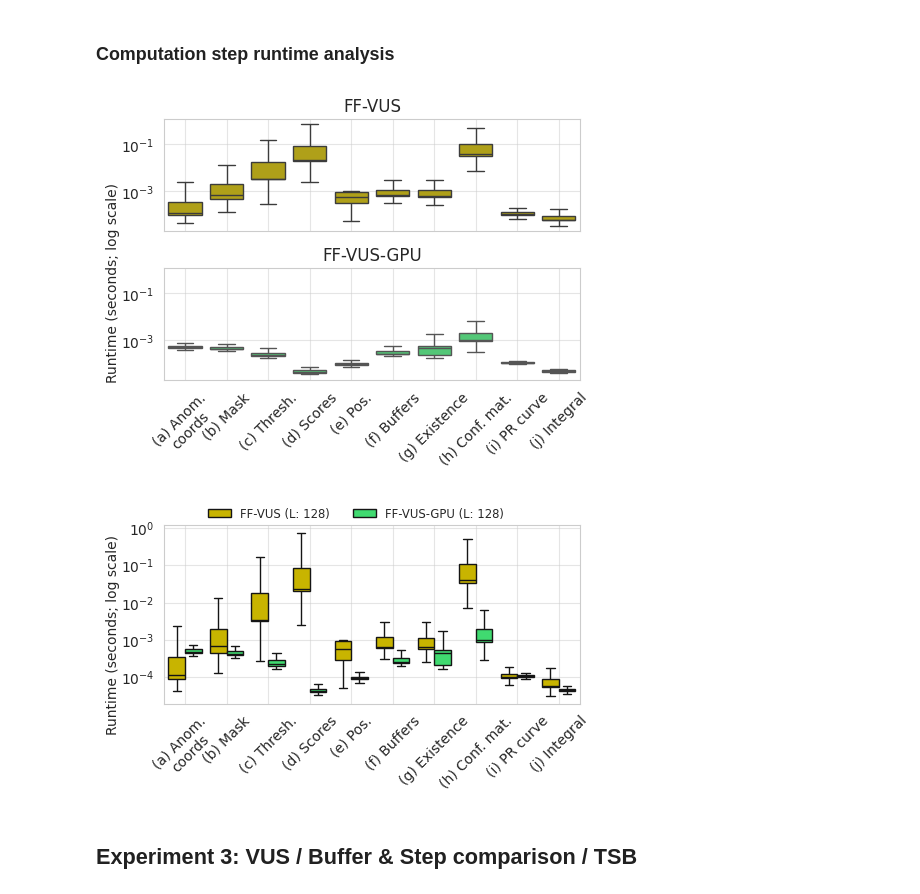
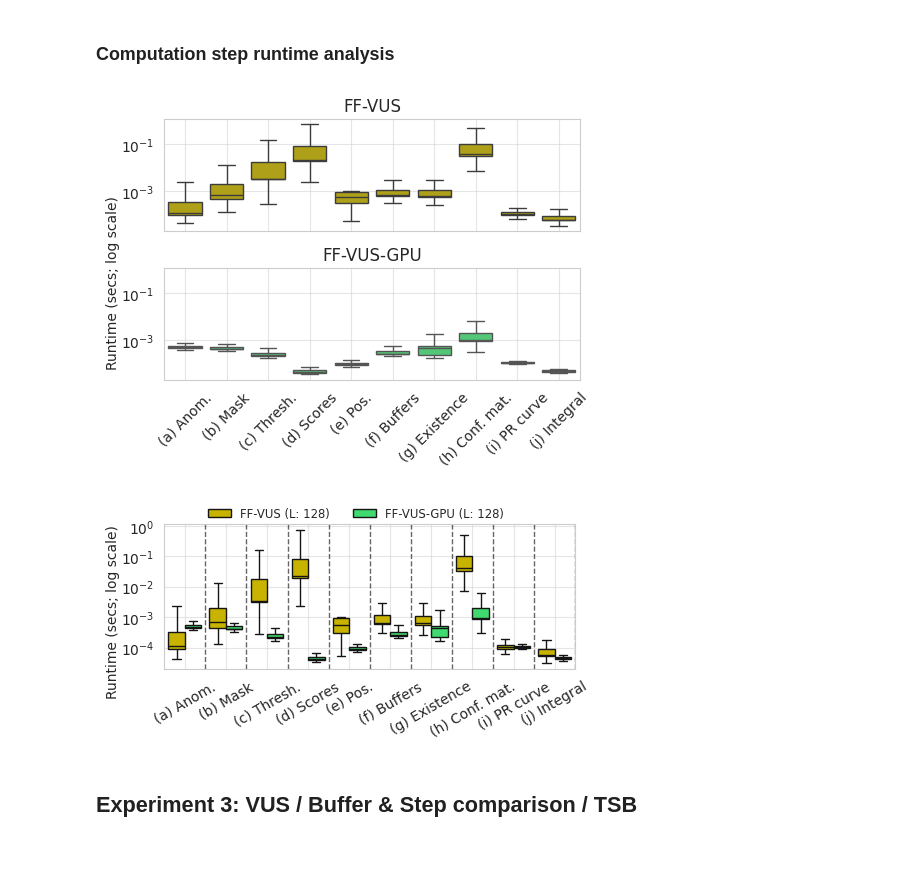
Before and after one commit to sylligardos/ff-vus, a Jupyter notebook: src/notebooks/experimental_results.ipynb, the cells around one changed output. Drawn from its saved outputs; the diff is of its cells as text; code cells hidden in the pictures; blank space fills up the shorter version.

```diff
--- a/src/notebooks/experimental_results.ipynb
+++ b/src/notebooks/experimental_results.ipynb
@@ -133,7 +134,7 @@ df_auc = df[df['Metric'] == 'AUC']
 median_times = df.groupby('Metric')['Metric time'].mean()
 order = median_times.sort_values().index.to_list()
 
-fig = plt.figure(figsize=(5, 4))
+fig = plt.figure(figsize=(5, 3.5))
 
 medianprops = dict(linestyle='-', linewidth=2, color='white')
 meanprops = dict(
@@ -157,9 +158,9 @@ axis = sns.boxplot(
     order=order,
     saturation=1,
 )
-axis.set_ylabel('Runtime per time series\n(seconds; log scale)')
+axis.set_ylabel('Runtime per time series\n(secs; log scale)')
 axis.set_xlabel('')
-axis.tick_params(axis='x', rotation=55)
+axis.tick_params(axis='x', rotation=30)
 axis.grid(visible=False, axis='x')
 axis.hlines(y=10.5, xmin=-1, xmax=7, linestyle='--', lw=1, color='k')
 axis.set_xlim(-0.5, 6.5)
@@ -218,7 +219,7 @@ curr_df  = df[df['Metric'].isin(['AUC', 'FF-VUS-GPU (L: 128)', 'FF-VUS (L: 128)'
 median_times = curr_df.groupby('Metric')['Metric time'].mean()
 order = median_times.sort_values().index.to_list()
 
-plt.figure(figsize=(4, 3.5))
+plt.figure(figsize=(5, 2.3))
 
 axis = sns.boxplot(
     y='Metric time',
@@ -234,9 +235,9 @@ axis = sns.boxplot(
     order=order,
     saturation=1,
 )
-axis.set_ylabel('Runtime (seconds; log scale)')
+axis.set_ylabel('Runtime (secs; log scale)')
 axis.set_xlabel('')
-axis.tick_params(axis='x', rotation=15)
+axis.tick_params(axis='x', rotation=0)
 axis.grid(visible=False, axis='x')
 
 for i, metric in enumerate(order):
@@ -244,8 +245,8 @@ for i, metric in enumerate(order):
         axis.annotate(
             f'{speed_up_dict[metric]:.0f}$\\times$\nfaster',
             xy=(3, 1.5),
-            xytext=(i-0.25, 0.09 + i*0.6),
-            arrowprops=dict(arrowstyle="<-", connectionstyle="arc3,rad=-.4", color='k', alpha=0.8),
+            xytext=(i-0.2, 0.09 + i*0.6),
+            arrowprops=dict(arrowstyle="<-", connectionstyle="arc3,rad=-.3", color='k', alpha=0.8),
             # ha='center',
             va='top'
         )
@@ -431,7 +432,7 @@ finalize_plot(save_fig_path, 'exec_time_per_ts_char_syn')
 ### Computation step runtime analysis
 # %%
 rename_dict = {
-    'Anomaly coordinates time': 'Anom.\ncoords',
+    'Anomaly coordinates time': 'Anom.',
     'Safe mask time': 'Mask',
     'Thresholds time': 'Thresh.',
     'Score mask time': 'Scores',
@@ -474,20 +475,20 @@ for i, col in enumerate(time_analysis_cols):
 
 fig.text(
     0, 0.5,
-    "Runtime (seconds; log scale)",
+    "Runtime (secs; log scale)",
     va='center',
     rotation='vertical',
 )
 
 finalize_plot(save_fig_path, 'per_part_runtime_syn')
 # %% [output]
-[figure, old version]
+[figure, new version]
 # %%
 time_analysis_cols = [x for x in df.columns if 'time' in x and x != 'Metric time']
 metrics = ['FF-VUS (L: 128)', 'FF-VUS-GPU (L: 128)']
 curr_df = df[df['Metric'].isin(metrics)]
 
-fig, axis = plt.subplots(1, 1, figsize=(5, 3))
+fig, axis = plt.subplots(1, 1, figsize=(5, 2.5))
 for i, col in enumerate(time_analysis_cols):
     sns.boxplot(
         curr_df,
@@ -500,41 +501,42 @@ for i, col in enumerate(time_analysis_cols):
         palette=color_palette,
         showfliers=False,
         saturation=1
     )
     if j != 0:
         axis.set_xticks(np.arange(len(time_analysis_cols)), [rename_dict[x] for x in time_analysis_cols])
     else:
         axis.set_xticks(np.arange(len(time_analysis_cols)), [])
 
-    axis.set_title('')
-    axis.set_ylabel('')
-    axis.set_xlabel('')
-    axis.tick_params(axis='x', rotation=45)
-    axis.grid(axis='both', alpha=0.5)
-    axis.legend()
+    axis.axvline(x=i+0.5, linestyle='--', color='k', lw=1, alpha=0.6)
+axis.set_title('')
+axis.set_ylabel('')
+axis.set_xlabel('')
+axis.tick_params(axis='x', rotation=30)
+axis.grid(axis='both', alpha=0.5)
+axis.legend()
 
 fig.text(
     0, 0.57,
-    "Runtime (seconds; log scale)",
+    "Runtime (secs; log scale)",
     va='center',
     rotation='vertical',
 )
 
 handles, labels = axis.get_legend_handles_labels()
 axis.get_legend().remove()
 fig.legend(
     handles,
     labels,
     loc='upper center',
     bbox_to_anchor=(0.5, 1.03),
     ncol=len(labels),
     frameon=False,
     fontsize='small'
 )
 
 finalize_plot(save_fig_path, 'per_part_runtime_syn')
 # %% [output]
-[figure, old version]
+[figure, new version]
 # %% [markdown]
 ## Experiment 3: VUS / Buffer & Step comparison / TSB
 # %% [markdown]
```
Also changed, not shown: parts of 22 cells of this notebook, 6 other files.
